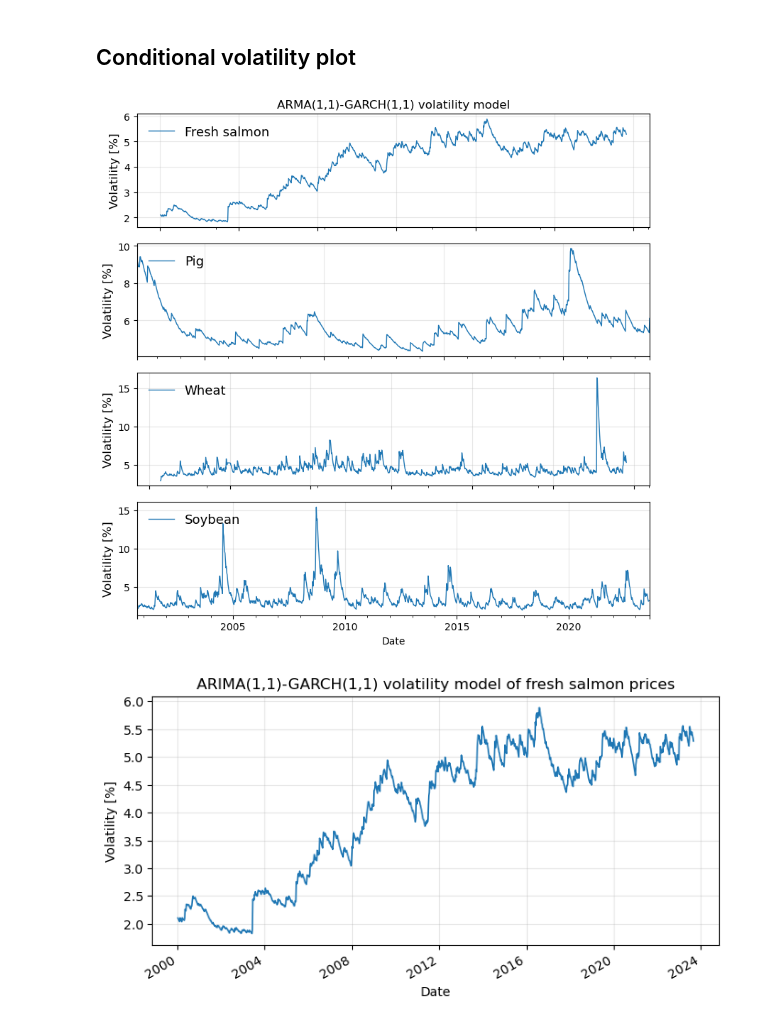
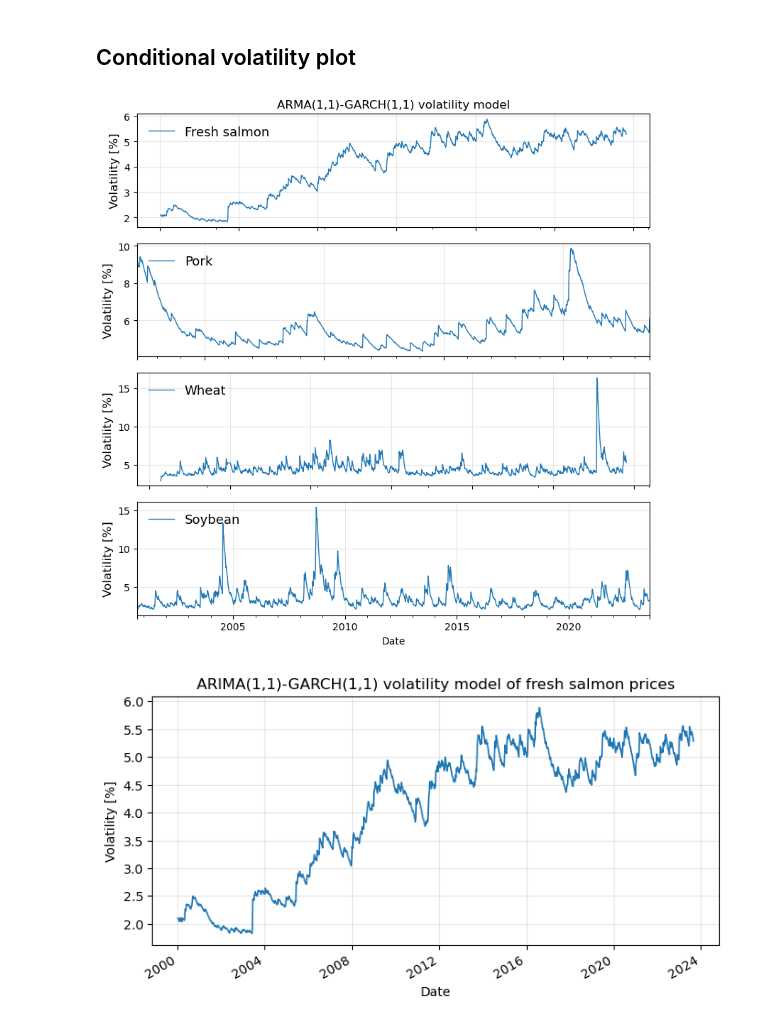
Before and after one commit to jonedamas/data_science_projects, a Jupyter notebook: projects/salmon_price_prediction/volatility_modelling/ARIMA_GARCH.ipynb, the cells around one changed output. Saved outputs shown, nothing was run; the diff lists cells and outputs as text; code cells hidden in the pictures.

```diff
--- a/projects/salmon_price_prediction/volatility_modelling/ARIMA_GARCH.ipynb
+++ b/projects/salmon_price_prediction/volatility_modelling/ARIMA_GARCH.ipynb
@@ -54,28 +54,28 @@ Performing stepwise search to minimize aic
 ## Conditional volatility plot
 # %%
 
-markets = ['fresh salmon market', 'Pig futures', 'wheat futures', 'soybean futures']
+markets = ['fresh salmon market', 'Pork futures', 'wheat futures', 'soybean futures']
 
 fig, axs = plt.subplots(len(models.keys()), figsize=(8, 8))
 
 for i, (model, key) in enumerate(zip(models.values(), models.keys())):
     model.conditional_volatility.plot(
         ax=axs[i],
         linewidth=1,
         sharex = axs[0],
         label=key
     )
 
     axs[i].set_ylabel('Volatility [%]', fontsize=12)
     axs[i].grid(alpha=0.3)
     axs[i].legend(fontsize=13, frameon=False, loc='upper left')
 
 fig.subplots_adjust(wspace=0)
 axs[0].set_title('ARMA(1,1)-GARCH(1,1) volatility model', fontsize=12)
 axs[0].set_xlabel('Date', fontsize=12)
 fig.tight_layout()
 # %% [output]
-[figure, old version]
+[figure, new version]
 # %%
 fig, ax = plt.subplots(figsize=(8, 4))
 
```
Also changed, not shown: parts of 2 cells of this notebook, 22 other files.
